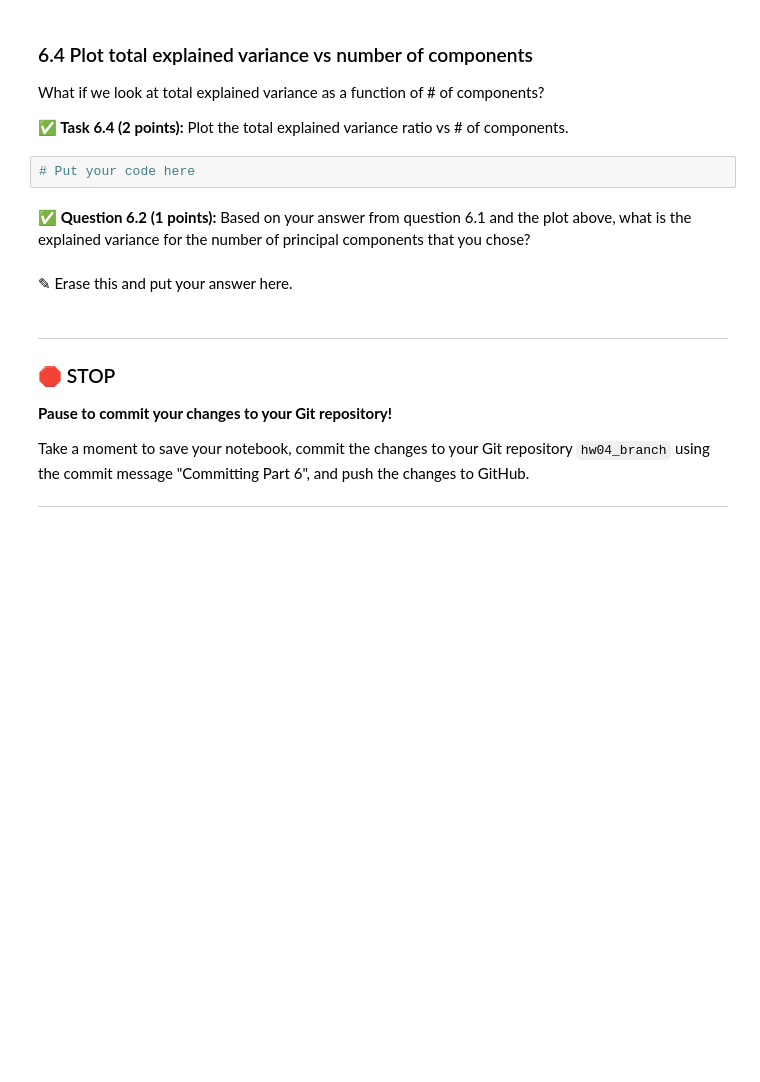
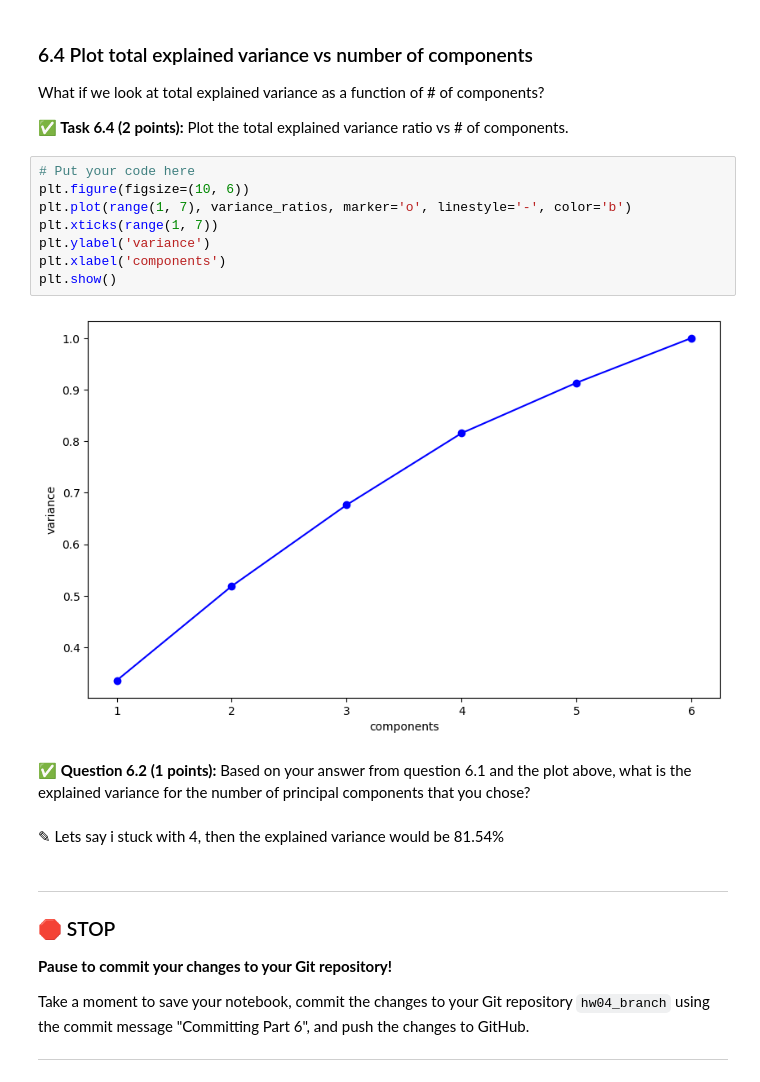
Before and after one commit to Brendanhhh/cmse202-s24-turnin, a Jupyter notebook: H4/HW-04_PerceptronSVMandPCA-STUDENT.ipynb, the cells around one changed output. Cells and saved outputs as stored; diff of their text form; blank space fills up the shorter version.

```diff
--- a/H4/HW-04_PerceptronSVMandPCA-STUDENT.ipynb
+++ b/H4/HW-04_PerceptronSVMandPCA-STUDENT.ipynb
@@ -434,12 +486,20 @@ Now that we have those numbers, it makes sense to look at the accuracy vs # of c
 What if we look at total explained variance as a function of # of components?
 
 **&#9989; Task 6.4 (2 points):** Plot the total explained variance ratio vs # of components.
-# %%
-# Put your code here
+# %%
+# Put your code here
+plt.figure(figsize=(10, 6))
+plt.plot(range(1, 7), variance_ratios, marker='o', linestyle='-', color='b')
+plt.xticks(range(1, 7))
+plt.ylabel('variance')
+plt.xlabel('components')
+plt.show()
+# %% [output]
+[figure, added]
 # %% [markdown]
 **&#9989; Question 6.2 (1 points):** Based on your answer from question 6.1 and the plot above, what is the explained variance for the number of principal components that you chose?
-# %% [markdown]
-<font size=+3>&#9998;</font> Erase this and put your answer here.
+# %% [markdown]
+<font size=+3>&#9998;</font>  Lets say i stuck with 4, then the explained variance would be 81.54%
 # %% [markdown]
 ---
 ### &#128721; STOP
```
Also changed, not shown: parts of 9 cells of this notebook.
